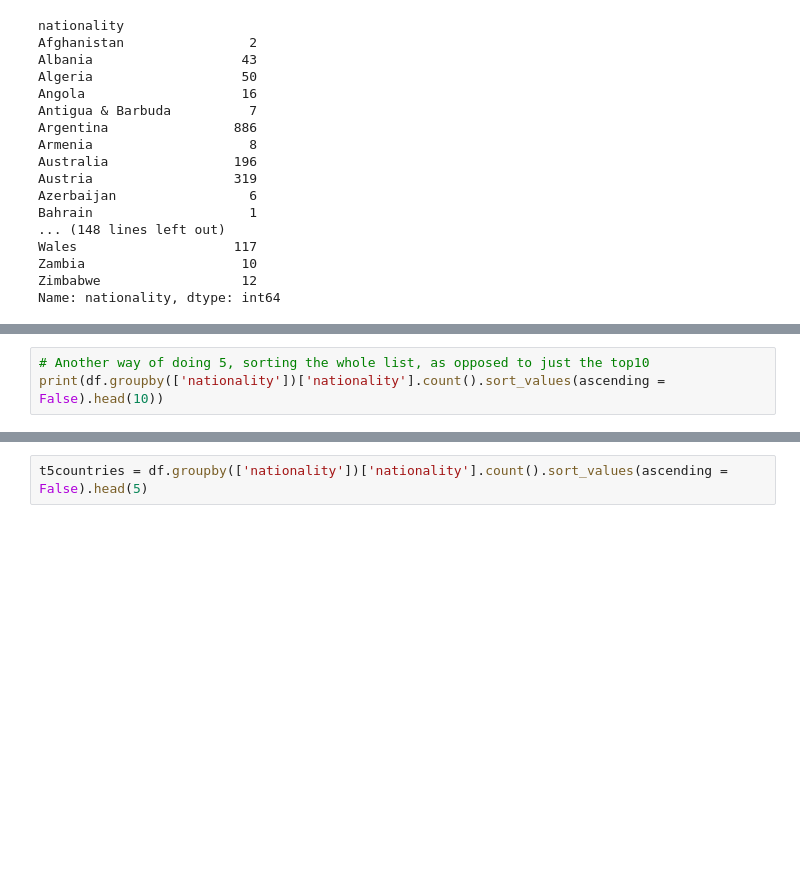
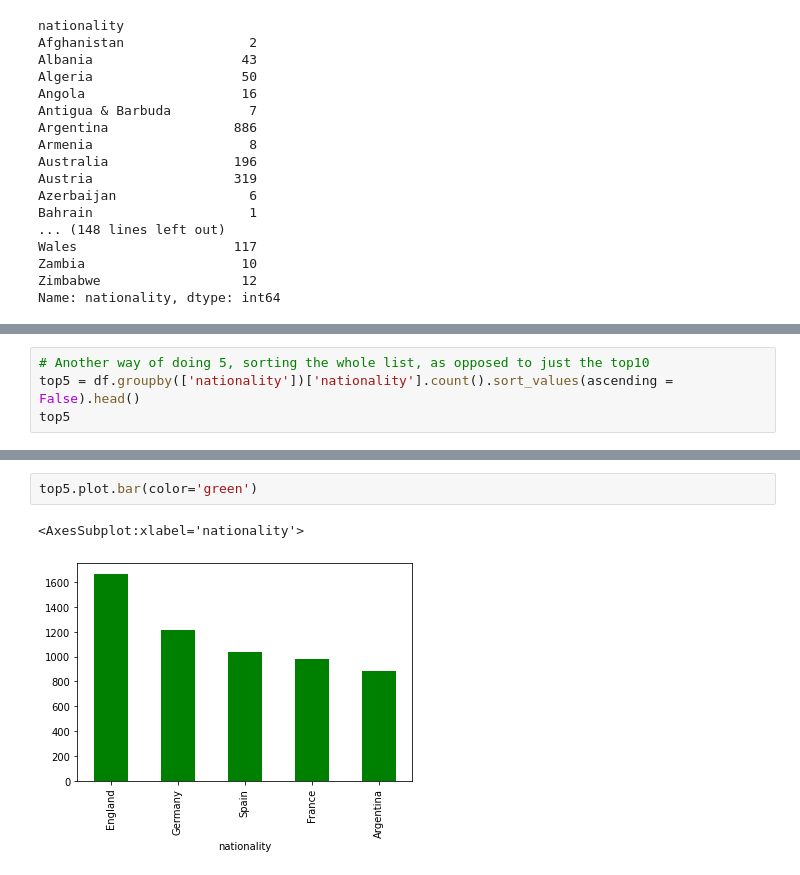
Before and after one commit to mphelps1978/JumpPlus_Fifa_Data_Analysis, a Jupyter notebook: JumpPlus_FIFA_Data.ipynb, the cells around one changed output, grey strips where cells are left out. Drawn from its saved outputs; the diff is of its cells as text; blank space fills up the shorter version.

```diff
--- a/JumpPlus_FIFA_Data.ipynb
+++ b/JumpPlus_FIFA_Data.ipynb
@@ -84,6 +85,7 @@ Afghanistan            2
 Name: nationality, dtype: int64
 # %%
 # Another way of doing 5, sorting the whole list, as opposed to just the top10
-print(df.groupby(['nationality'])['nationality'].count().sort_values(ascending = False).head(10))
+top5 = df.groupby(['nationality'])['nationality'].count().sort_values(ascending = False).head()
+top5
 # %% [output]
 nationality
@@ -100,3 +97,6 @@ Netherlands     416
 Name: nationality, dtype: int64
-# %%
-t5countries = df.groupby(['nationality'])['nationality'].count().sort_values(ascending = False).head(5)
+# %%
+top5.plot.bar(color='green')
+# %% [output]
+<AxesSubplot:xlabel='nationality'>
+[figure, added]
```
Also changed, not shown: parts of 7 cells of this notebook.
